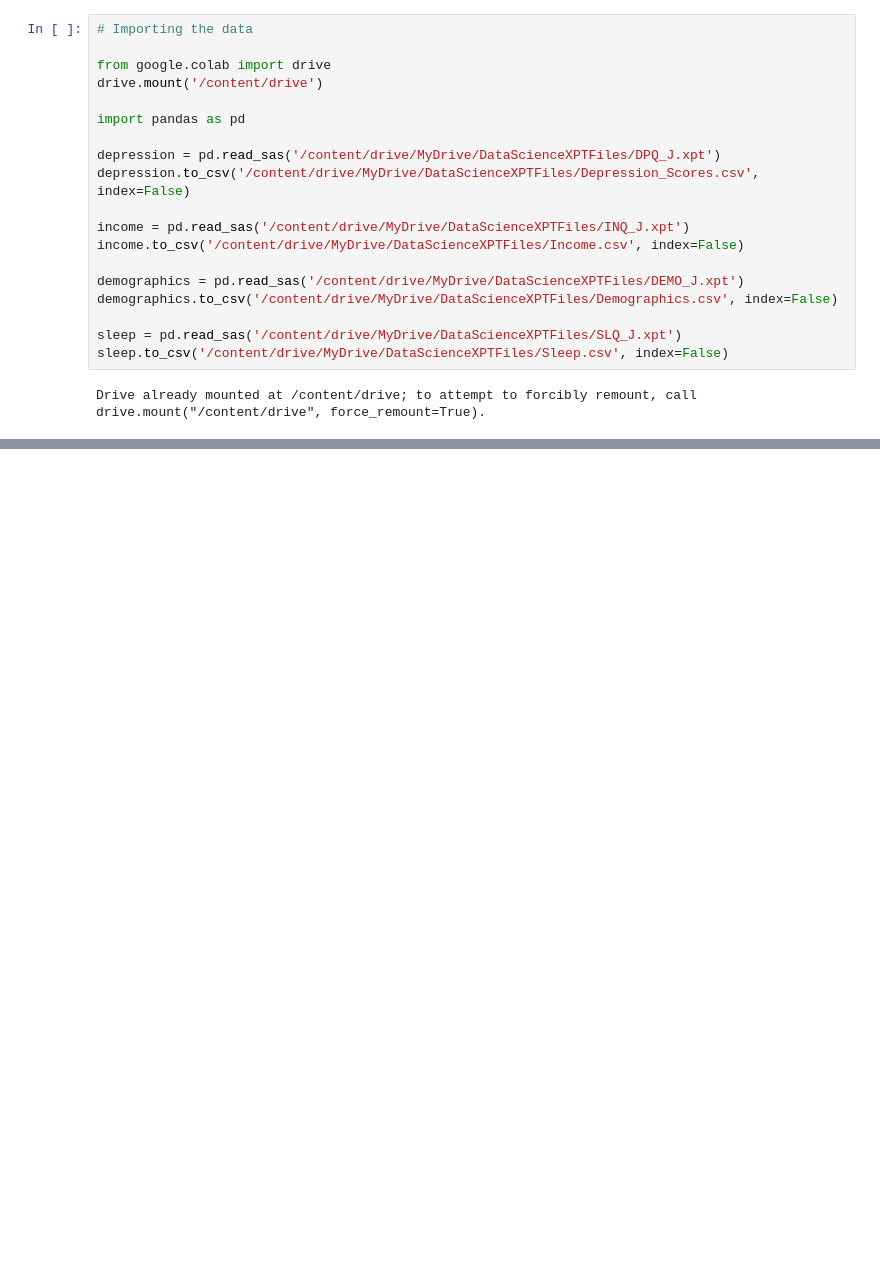
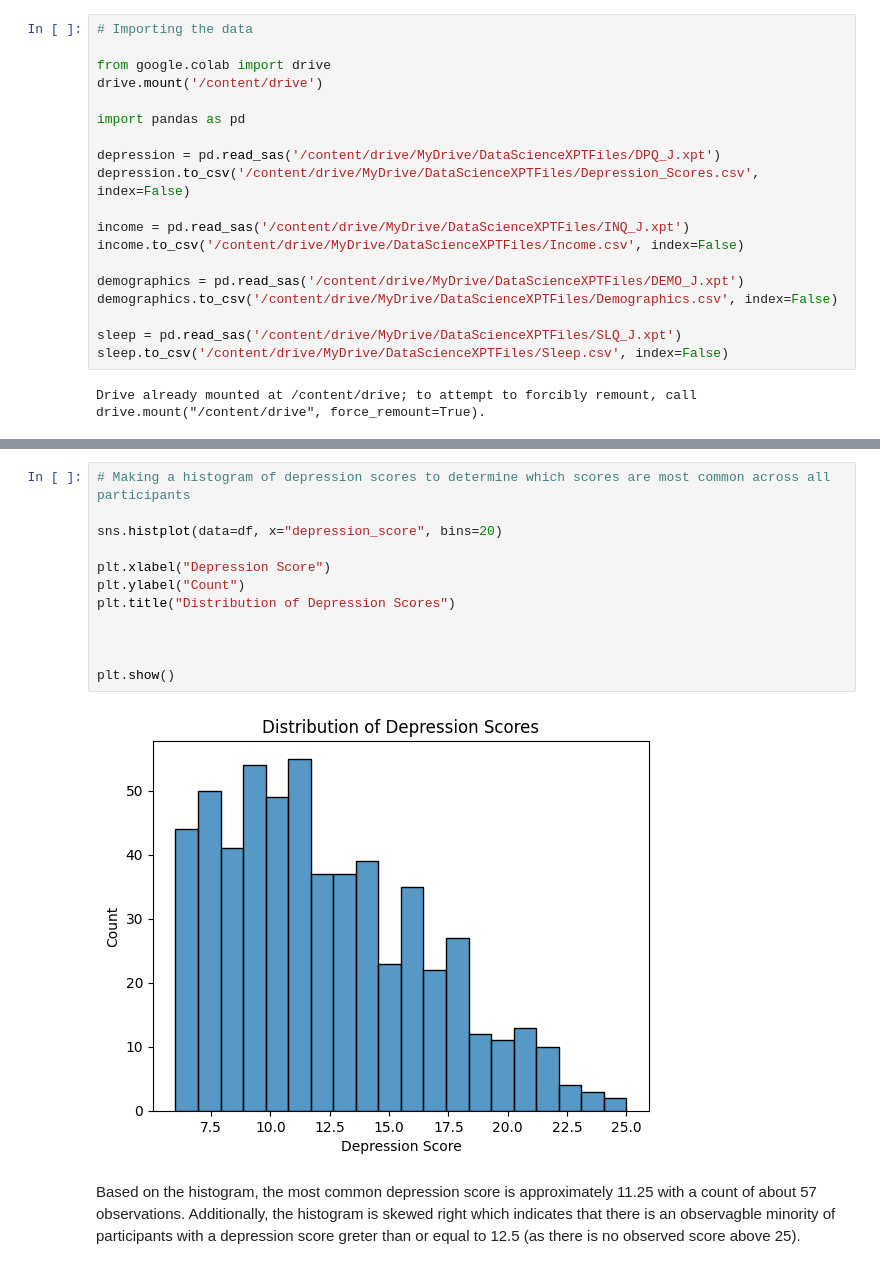
Before and after one commit to aidenjbrown/Intermediate_Data_Science_CS_28, a Jupyter notebook: scripts/EDA.ipynb, the cells around one changed output, grey strips where cells are left out. Cells and saved outputs as stored; diff of their text form; blank space fills up the shorter version.

```diff
--- a/scripts/EDA.ipynb
+++ b/scripts/EDA.ipynb
@@ -147,0 +314,16 @@ df
+# %%
+# Making a histogram of depression scores to determine which scores are most common across all participants
+
+sns.histplot(data=df, x="depression_score", bins=20)
+
+plt.xlabel("Depression Score")
+plt.ylabel("Count")
+plt.title("Distribution of Depression Scores")
+
+
+
+plt.show()
+# %% [output]
+[figure, added]
+# %% [markdown]
+Based on the histogram, the most common depression score is approximately 11.25 with a count of about 57 observations. Additionally, the histogram is skewed right which indicates that there is an observagble minority of participants with a depression score greter than or equal to 12.5 (as there is no observed score above 25).
```
Also changed, not shown: parts of 12 cells of this notebook.
